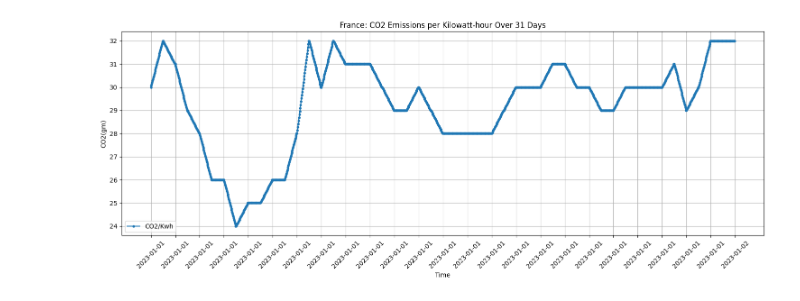
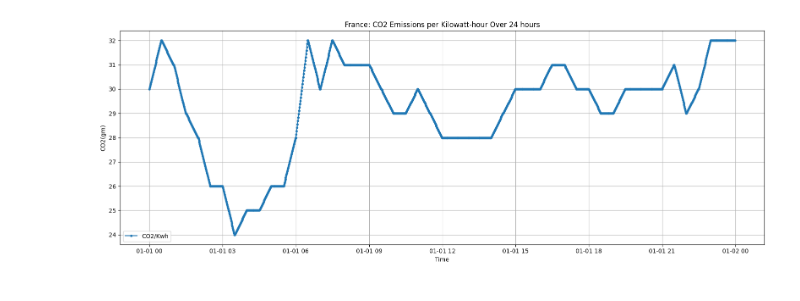
Before and after one commit to shrnsubedi/system-engineering, a Jupyter notebook: notebook.ipynb, the cells around one changed output. Drawn from its saved outputs; the diff is of its cells as text; code cells hidden in the pictures.

```diff
--- a/notebook.ipynb
+++ b/notebook.ipynb
@@ -5,19 +82,17 @@ import pandas as pd
 # %%
 data = pd.read_csv('FR/co2.csv',header=None, names=['CO2/Kwh'])
-
-data_one_day = data.iloc[:24 * 60]
+data_one_day = data.iloc[0:24*60]
 
 time_index = pd.date_range(start='2023-01-01', periods=len(data_one_day), freq='1T')
 # Plot the data
-plt.figure(figsize=(15, 6))
+plt.figure(figsize=(16, 6))
 plt.plot(time_index, data_one_day, linestyle='-', marker='o', markersize=3, label='CO2/Kwh')
 plt.xlabel('Time')
 plt.ylabel('CO2(gm)')
-plt.title('France: CO2 Emissions per Kilowatt-hour Over 31 Days')
+plt.title('France: CO2 Emissions per Kilowatt-hour Over 24 hours')
 plt.grid(True)
 plt.legend()
-plt.xticks(pd.date_range(start='2023-01-01', periods=25, freq='1H'), rotation=45)
 plt.tight_layout()
 # %% [output]
-[figure, old version]
+[figure, new version]
 # %%
```
Also changed, not shown: parts of 13 cells of this notebook, 1 other file.
